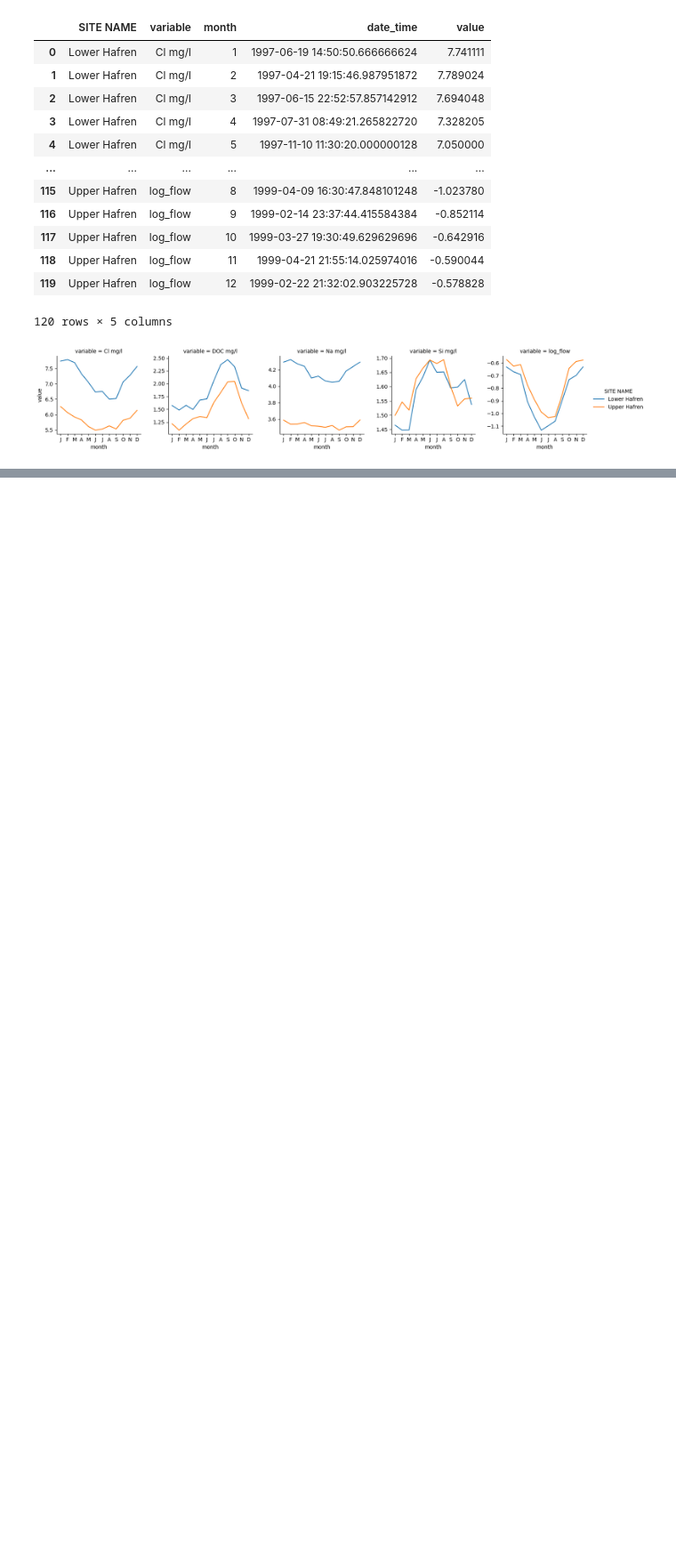
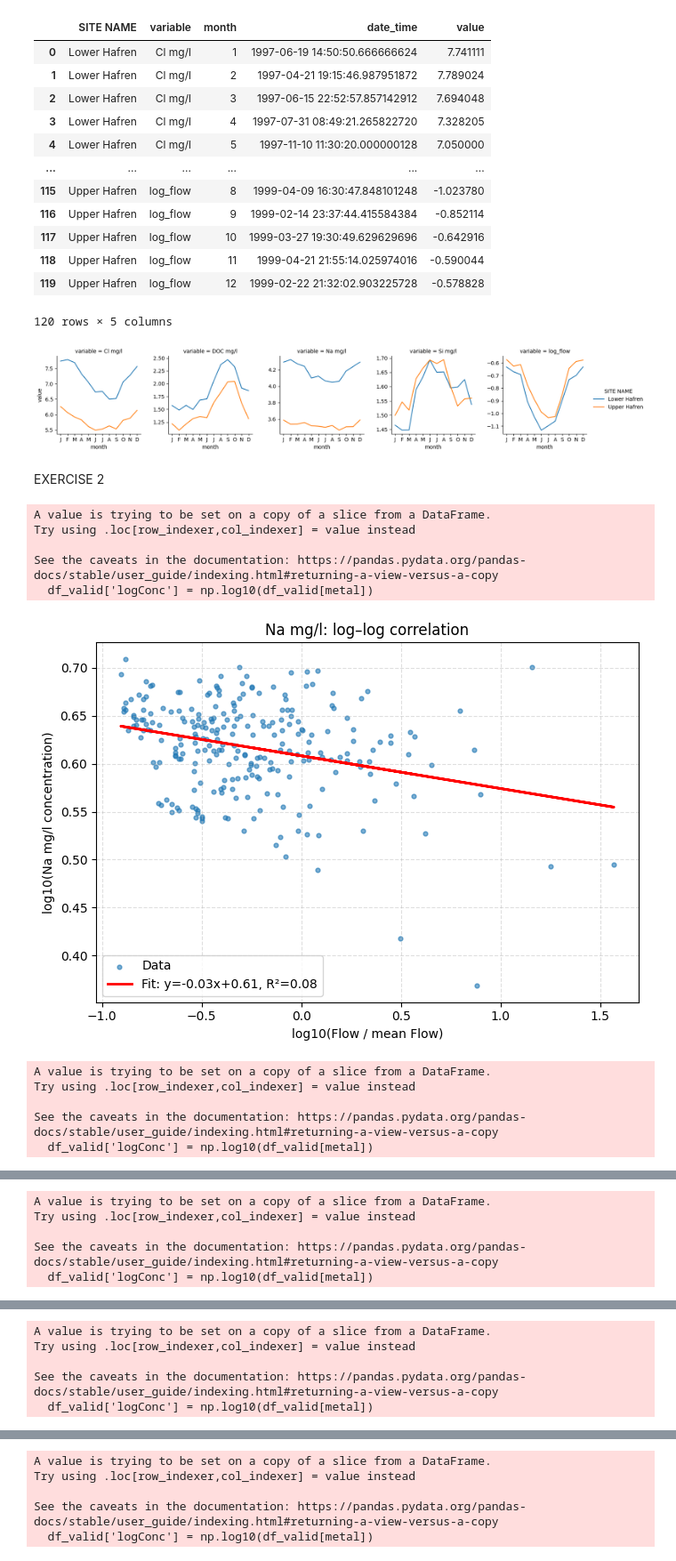
Before and after one commit to NathR-tiny/2025_Intro_Python, a Jupyter notebook: Transporte solute in watershed.ipynb, the cells around one changed output, grey strips where cells are left out. Shown at 89% size. Drawn from its saved outputs; the diff is of its cells as text; code cells hidden in the pictures; blank space fills up the shorter version.

```diff
--- a/Transporte solute in watershed.ipynb
+++ b/Transporte solute in watershed.ipynb
@@ -197,3 +203,55 @@ plt.xticks(ticks=np.arange(1,13),labels=months)
 plt.show()
 # %% [output]
 [figure]
+# %% [markdown]
+EXERCISE 2
+# %%
+# === Clean ===
+df['date_time'] = pd.to_datetime(df['date_time'], errors='coerce')
+
+# filter between 1998 and 2003
+df_F = df[(df['date_time'].dt.year >= 2005) & (df['date_time'].dt.year <= 2005)]
+df_F = df_F.dropna(subset=['date_time', 'Stream flow (Cumecs) RDA'])
+
+# === Compute flow normalization and log-transform ===
+df_F['Flow_norm'] = df_F['Stream flow (Cumecs) RDA'] / df_F['Stream flow (Cumecs) RDA'].mean()
+df_F['logFlow'] = np.log10(df_F['Flow_norm'])
+
+# === Identify dissolved element columns ===
+metals = [col for col in df_F.columns if any(x in col for x in ['Al', 'Cu', 'Na', 'Ca', 'Mg', 'Fe', 'Zn'])]
+
+# === Plot log–log with regression line ===
+for metal in metals:
+    if df_F[metal].dropna().empty:
+        continue
+    df_valid = df_F.dropna(subset=[metal])
+    df_valid['logConc'] = np.log10(df_valid[metal])
+
+    x = df_valid['logFlow']
+    y = df_valid['logConc']
+
+    slope, intercept, r_value, _, _ = linregress(x, y)
+    line = slope * x + intercept
+
+    plt.figure(figsize=(7, 5))
+    plt.scatter(x, y, alpha=0.6, s=12, label='Data')
+    plt.plot(x, line, color='red', linewidth=2, label=f'Fit: y={slope:.2f}x+{intercept:.2f}, R²={r_value**2:.2f}')
+    plt.xlabel('log10(Flow / mean Flow)')
+    plt.ylabel(f'log10({metal} concentration)')
+    plt.title(f'{metal}: log–log correlation')
+    plt.legend()
+    plt.grid(True, linestyle='--', alpha=0.4)
+    plt.tight_layout()
+    plt.show()
+# %% [output]
+A value is trying to be set on a copy of a slice from a DataFrame.
+Try using .loc[row_indexer,col_indexer] = value instead
+
+See the caveats in the documentation: https://pandas.pydata.org/pandas-docs/stable/user_guide/indexing.html#returning-a-view-versus-a-copy
+  df_valid['logConc'] = np.log10(df_valid[metal])
+[figure, added]
+A value is trying to be set on a copy of a slice from a DataFrame.
+Try using .loc[row_indexer,col_indexer] = value instead
+
+See the caveats in the documentation: https://pandas.pydata.org/pandas-docs/stable/user_guide/indexing.html#returning-a-view-versus-a-copy
+  df_valid['logConc'] = np.log10(df_valid[metal])
@@ -199,0 +259,5 @@ plt.show()
+A value is trying to be set on a copy of a slice from a DataFrame.
+Try using .loc[row_indexer,col_indexer] = value instead
+
+See the caveats in the documentation: https://pandas.pydata.org/pandas-docs/stable/user_guide/indexing.html#returning-a-view-versus-a-copy
+  df_valid['logConc'] = np.log10(df_valid[metal])
@@ -199,0 +265,5 @@ plt.show()
+A value is trying to be set on a copy of a slice from a DataFrame.
+Try using .loc[row_indexer,col_indexer] = value instead
+
+See the caveats in the documentation: https://pandas.pydata.org/pandas-docs/stable/user_guide/indexing.html#returning-a-view-versus-a-copy
+  df_valid['logConc'] = np.log10(df_valid[metal])
@@ -199,0 +271,5 @@ plt.show()
+A value is trying to be set on a copy of a slice from a DataFrame.
+Try using .loc[row_indexer,col_indexer] = value instead
+
+See the caveats in the documentation: https://pandas.pydata.org/pandas-docs/stable/user_guide/indexing.html#returning-a-view-versus-a-copy
+  df_valid['logConc'] = np.log10(df_valid[metal])
```
Also changed, not shown: parts of 3 cells of this notebook.
